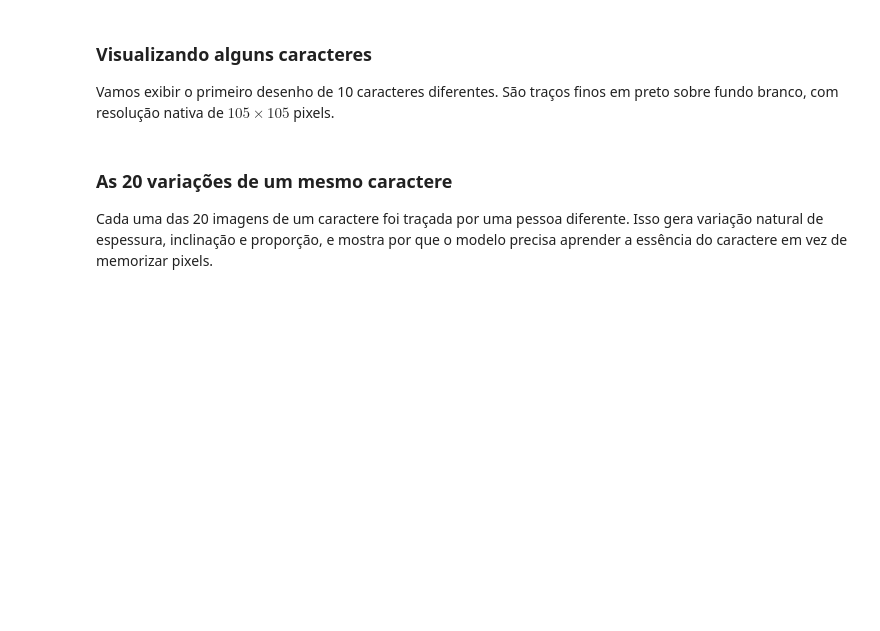
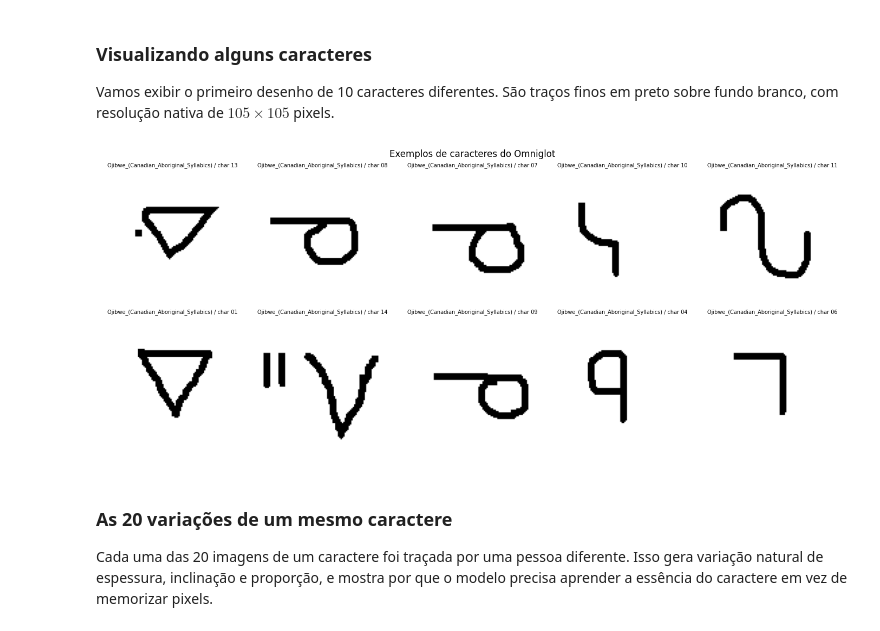
Before and after one commit to silvaan/deep-learning, a Jupyter notebook: 20 - Contrastive Learning.ipynb, the cells around one changed output. Saved outputs shown, nothing was run; the diff lists cells and outputs as text; code cells hidden in the pictures; blank space fills up the shorter version.

```diff
--- a/20 - Contrastive Learning.ipynb
+++ b/20 - Contrastive Learning.ipynb
@@ -69,16 +75,18 @@ print(f"Tipo da imagem: {type(img_pil).__name__} | Tamanho original: {img_pil.si
 
 Vamos exibir o primeiro desenho de 10 caracteres diferentes. São traços finos em preto sobre fundo branco, com resolução nativa de $105 \times 105$ pixels.
 # %%
-fig, axes = plt.subplots(2, 5, figsize=(10, 4.5))
+fig, axes = plt.subplots(2, 5, figsize=(14, 6))
 for ax, char_idx in zip(axes.ravel(), range(0, 200, 20)):  # +20 pula para o proximo caractere
     img, label = omniglot_background[char_idx]
     ax.imshow(img, cmap='gray')
     nome = omniglot_background._characters[label].replace('/character', ' / char ')
     ax.set_title(nome, fontsize=7)
     ax.axis('off')
-plt.suptitle("Exemplos de caracteres do Omniglot (um desenho por classe)")
+plt.suptitle("Exemplos de caracteres do Omniglot")
 plt.tight_layout()
 plt.show()
+# %% [output]
+[figure, added]
 # %% [markdown]
 ### As 20 variações de um mesmo caractere
 
```
Also changed, not shown: parts of 15 cells of this notebook.
